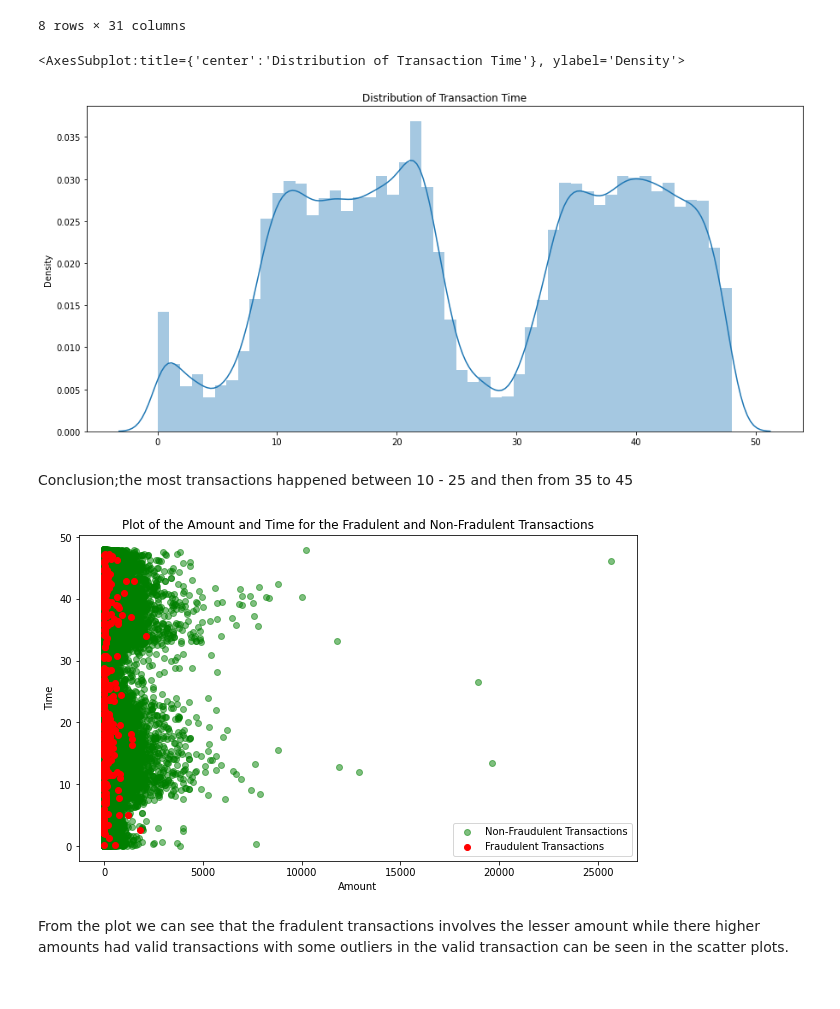
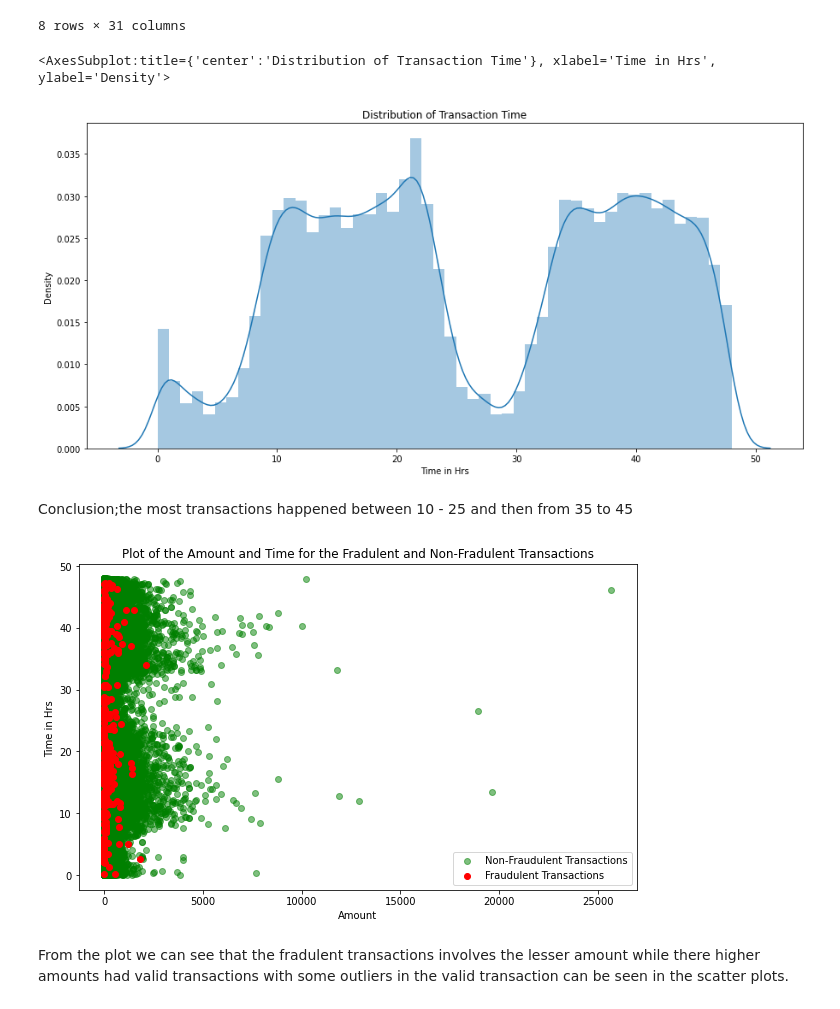
Before and after one commit to sapk-pa1/Credit_Card_Fraud_Detection, a Jupyter notebook: main1.ipynb, the cells around one changed output. Cells and saved outputs as stored; diff of their text form; code cells hidden in the pictures.

```diff
--- a/main1.ipynb
+++ b/main1.ipynb
@@ -105,12 +108,13 @@ creditcard.describe()
 # %%
 # Time Distribution plot for transactions
 plt.figure(figsize=(15,7))
 
 plt.title('Distribution of Transaction Time')
+plt.xlabel("Time in Hrs")
 sns.distplot(creditcard['Time'].values/(60*60))
 # %% [output]
-<AxesSubplot:title={'center':'Distribution of Transaction Time'}, ylabel='Density'>
+<AxesSubplot:title={'center':'Distribution of Transaction Time'}, xlabel='Time in Hrs', ylabel='Density'>
-[figure, old version]
+[figure, new version]
 # %% [markdown]
 Conclusion;the most transactions happened between 10 - 25 and then from 35 to 45
 # %%
@@ -123,11 +127,11 @@ plt.scatter(valid.Amount, valid.Time.values/(60*60), label = "Non-Fraudulent Tra
 plt.scatter(fraud.Amount, fraud.Time.values/(60*60), label = "Fraudulent Transactions",alpha = 1,  color = 'red')
 plt.legend()
 plt.xlabel("Amount")
-plt.ylabel("Time")
+plt.ylabel("Time in Hrs ")
 plt.title("Plot of the Amount and Time for the Fradulent and Non-Fradulent Transactions")
 plt.show()
 # %% [output]
-[figure, old version]
+[figure, new version]
 # %% [markdown]
 From the plot we can see that the fradulent transactions involves the lesser amount while there higher amounts had valid transactions with some outliers in the valid transaction can be seen in the scatter plots.
 # %%
```
Also changed, not shown: parts of 34 cells of this notebook.
